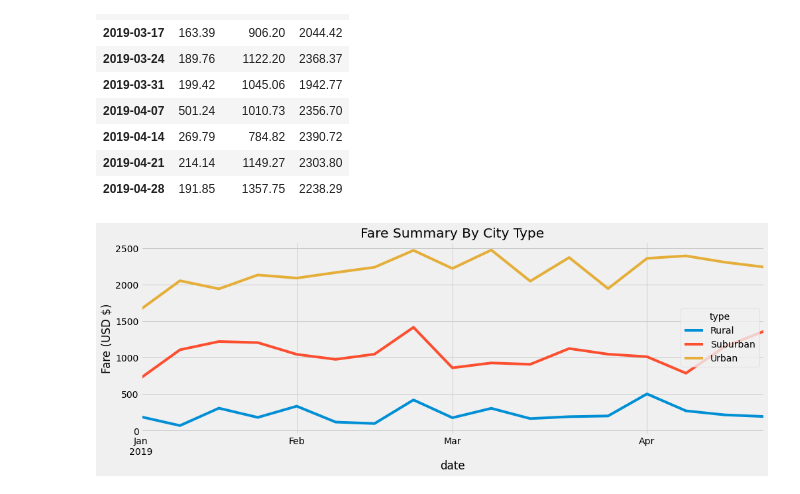
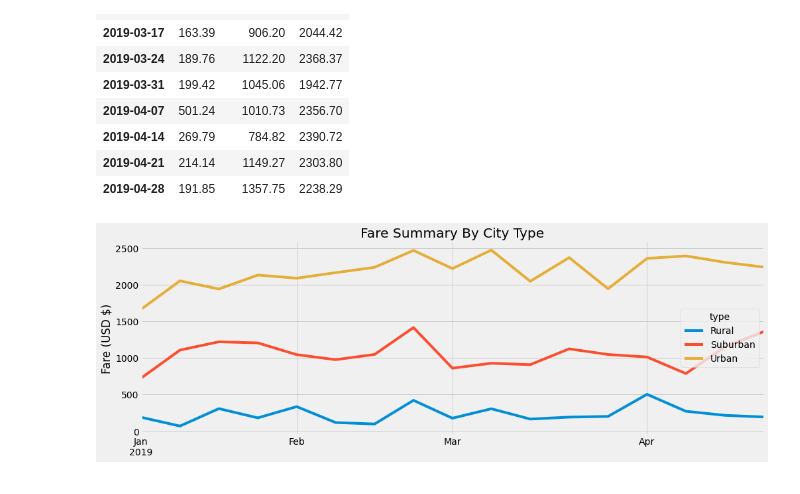
Before and after one commit to AnnaLupica/Ride_Share_Analysis, a Jupyter notebook: PyBer_Challenge_starter_code (1).ipynb, the cells around one changed output. Cells and saved outputs as stored; diff of their text form; code cells hidden in the pictures.

```diff
--- a/PyBer_Challenge_starter_code (1).ipynb
+++ b/PyBer_Challenge_starter_code (1).ipynb
@@ -238,15 +238,18 @@ weekly_fares_jan19_apr19.tail(10)
 # %%
 # 8. Using the object-oriented interface method, plot the resample DataFrame using the df.plot() function.
 from matplotlib import style
 
 # Use the graph style fivethirtyeight.
 style.use('fivethirtyeight')
 
 
 weekly_fares_jan19_apr19.plot(figsize = (15,5))
 plt.title("Fare Summary By City Type")
 plt.ylabel("Fare (USD $)")
+plt.xlabel("")
 
-plt.show()
+
+
+plt.savefig("Resources/pyber_fare_summary.png")
 # %% [output]
-[figure, old version]
+[figure, new version]
```
Also changed, not shown: parts of 2 cells of this notebook, 2 other files.
